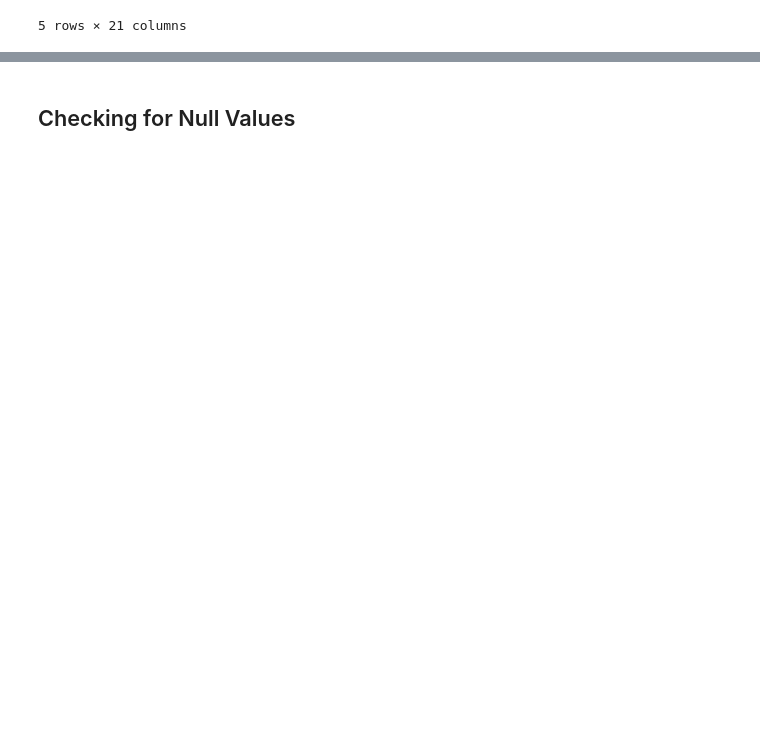
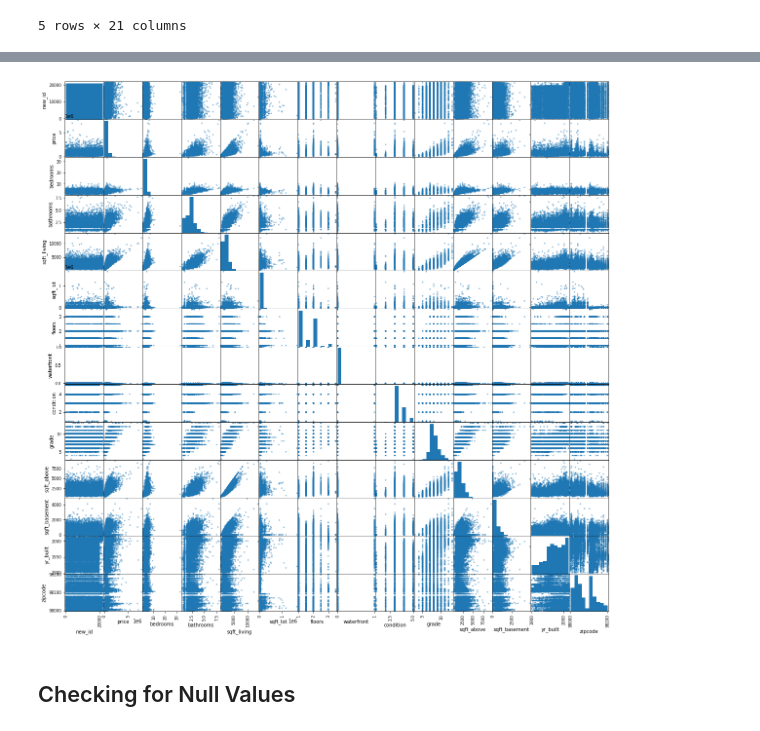
Before and after one commit to jxn628/dsc-home-price-analysis, a Jupyter notebook: student.ipynb, the cells around one changed output, grey strips where cells are left out. Drawn from its saved outputs; the diff is of its cells as text; code cells hidden in the pictures; blank space fills up the shorter version.

```diff
--- a/student.ipynb
+++ b/student.ipynb
@@ -149,0 +139,6 @@ grade_11_df.sort_values(by='price', ascending=True).head(400)
+# %%
+unknown_basements = df[df['sqft_basement'] == '?']
+known_basements = df[df['sqft_basement'] != '?']
+
+print(len(unknown_basements))
+print(len(known_basements))
@@ -149,0 +151,4 @@ grade_11_df.sort_values(by='price', ascending=True).head(400)
+# %%
+sqft_basement = unknown_basements.apply(lambda x: x['sqft_living'] - x['sqft_above'], axis=1)
+unknown_basements['sqft_basement'] = sqft_basement
+unknown_basements.head()
@@ -149,0 +162,3 @@ grade_11_df.sort_values(by='price', ascending=True).head(400)
+# %%
+df = known_basements.append(unknown_basements)
+df.head()
@@ -149,0 +172,4 @@ grade_11_df.sort_values(by='price', ascending=True).head(400)
+# %%
+#changing to float so that decminals are in the same format
+df['sqft_basement'] = df['sqft_basement'].astype(float)
+df['sqft_above'] = df['sqft_above'].astype(float)
@@ -170,3 +205,9 @@ memory usage: 3.5+ MB
+# %%
+#using scatter plot to look for linear relationships
+pd.plotting.scatter_matrix(df, figsize = [20,20]);
+plt.show()
+# %% [output]
+[figure, added]
 # %% [markdown]
 ## Checking for Null Values
 # %%
```
Also changed, not shown: parts of 52 cells of this notebook.
